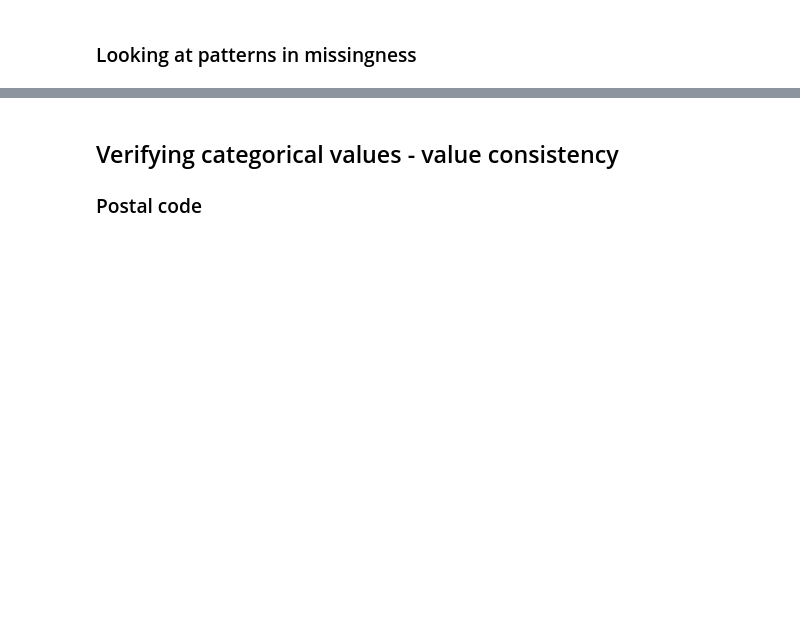
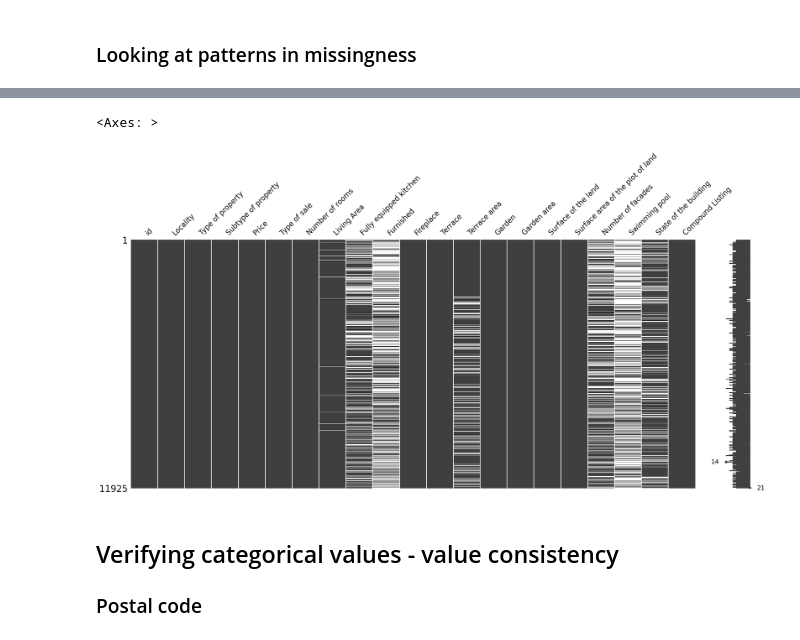
Before and after one commit to kvnpotter/ImmoData-EDA, a Jupyter notebook: DataCleaningKevin.ipynb, the cells around one changed output, grey strips where cells are left out. Drawn from its saved outputs; the diff is of its cells as text; code cells hidden in the pictures; blank space fills up the shorter version.

```diff
--- a/DataCleaningKevin.ipynb
+++ b/DataCleaningKevin.ipynb
@@ -221,0 +247,9 @@ ValueError: keyword grid_b is not recognized; valid keywords are ['size', 'width
+# %%
+# Terrace eare according to terrace presence
+# Clearly absent terraces have a surface of 0, so replace them
+
+terrace = data.sort_values('Terrace')
+msno.matrix(terrace)
+# %% [output]
+<Axes: >
+[figure, added]
```
Also changed, not shown: parts of 6 cells of this notebook, 4 other files.
